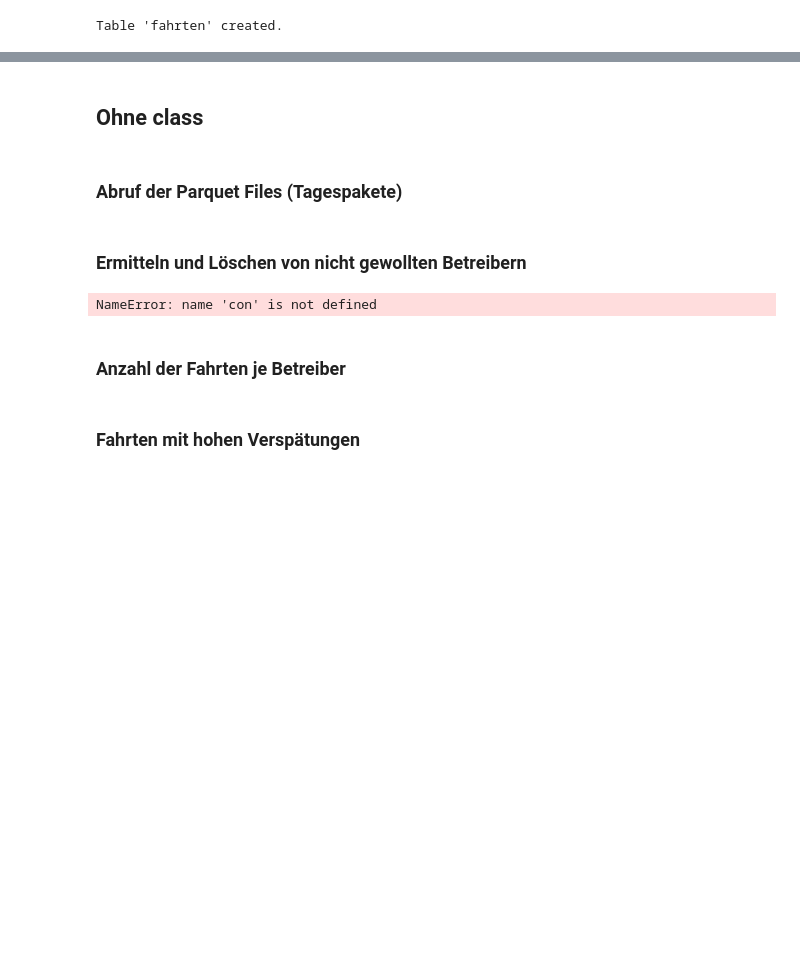
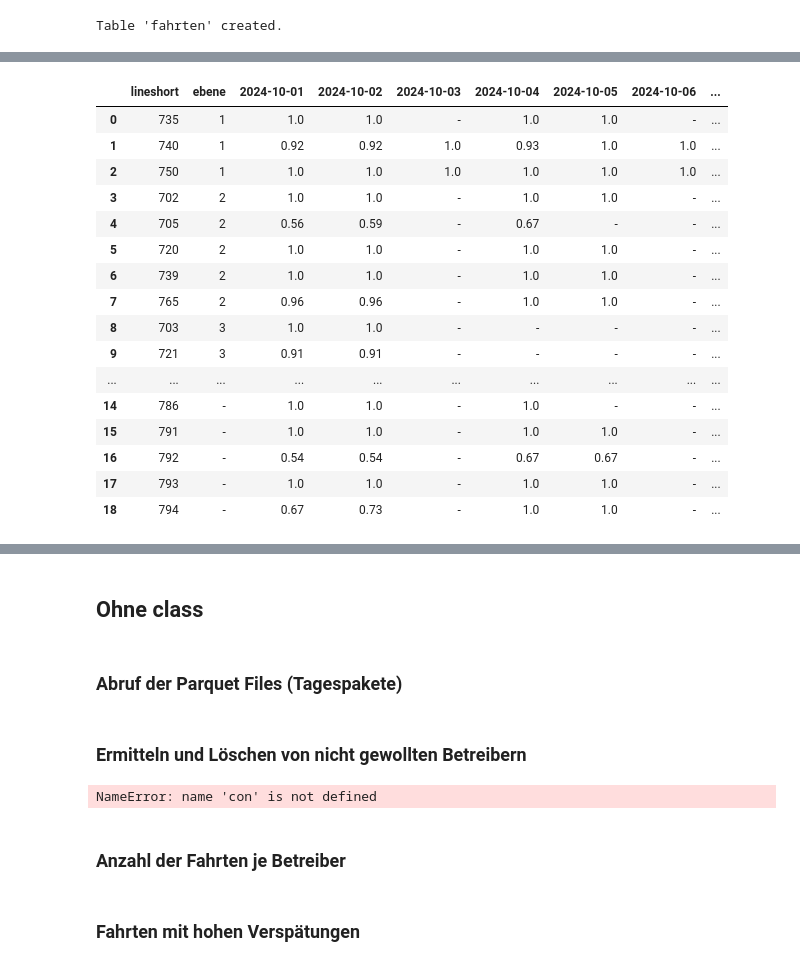
Before and after one commit to zvbn-code/rt2, a Jupyter notebook: rt_auswertung_parquet.ipynb, the cells around one changed output, grey strips where cells are left out. Drawn from its saved outputs; the diff is of its cells as text; code cells hidden in the pictures; blank space fills up the shorter version.

```diff
--- a/rt_auswertung_parquet.ipynb
+++ b/rt_auswertung_parquet.ipynb
@@ -41,8 +41,10 @@ print(jetzt, letzte21tage)
 ## Aufbau der class
 # %%
 class rt_duck:
+    #db_name=':memory:'
+    db_name = 'db/rt_archiv.db'
 
-    def __init__(self, db_name=':memory:'):
+    def __init__(self, db_name=db_name):
         # Initialize the DuckDB connection
         self.conn = duckdb.connect(database=db_name)
         self.cursor = self.conn.cursor()
@@ -60,7 +62,7 @@ class rt_duck:
         self.cursor.sql(sql_lin)
 
     def create_table_fahrten(self, server):
-        """ erstellt eine Tabelle aus den Parquet Files"""
+        """ erstellt eine Tabelle fshrten aus den Parquet Files Fahrten fahrten_yyyy_mm_dd.parquet"""
         sql_create = f"create or replace table fahrten as select * from read_parquet('out/parquet/{server}/fahrten*.parquet',  union_by_name = true, filename = true)"
         self.cursor.execute(sql_create)
         #self.cursor("update fahrten ")
@@ -72,6 +74,18 @@ class rt_duck:
                 from fahrten""")
 
         print("Table 'fahrten' created.")
+
+    def create_table_zusatz(self, server):
+        """ erstellt eine Tabelle zusatz aus den Parquet Files Fahrten zusatz_yyyy_mm_dd.parquet"""
+        sql_create = f"create or replace table zusatz as select * from read_parquet('out/parquet/{server}/zusatz*.parquet',  union_by_name = true, filename = true)"
+        self.cursor.execute(sql_create)
+        print("Table 'zusatz' created.")
+
+    def create_table_verlauf(self, server):
+        """ erstellt eine Tabelle zusatz aus den Parquet Files Fahrten verlauf_yyyy_mm_dd.parquet"""
+        sql_create = f"create or replace table verlauf as select * from read_parquet('out/parquet/{server}/verlauf*.parquet',  union_by_name = true, filename = true)"
+        self.cursor.execute(sql_create)
+        print("Table 'verlauf' created.")
 
     def create_vw_buendel(self, buendel):
         """ erstellt sicht auf ein Linienbündel mit dem Namen vw_buendel"""
@@ -90,6 +104,11 @@ class rt_duck:
 
     def anzahl_fahrten_betreiber(self):
         return self.cursor.sql("select vu, count(vu) as count from fahrten group by vu order by count desc")
+
+    def verbindung_schließen(self):
+        """ Schließen der DB Verbindung"""
+        self.conn.close()
+        print("Verbindung zur DB geschlossen")
 # %% [markdown]
 ### Testen der class
 # %%
@@ -155,0 +311,35 @@ q.filter("lineshort = 'S35'") #mit filter einfache Abfragen
+# %%
+#Abfrage für den letzten Monat
+q_pivot_lm = rt.cursor.sql("""
+                    pivot (select
+                            datum::date as datum, ebene, lineshort, lineid_short, count(*) anz,
+                            count(*) filter (hasRealtime) anz_rt, round(anz_rt/ anz,2) anteil_rt
+                        from vw_buendel
+                        where datum >= date_trunc('month', (date_trunc('month',current_date) - interval 1 day)::date)
+                            and datum <= (date_trunc('month',current_date) - interval 1 day)::date
+                        group by all
+                        )
+                    on datum
+                    using sum(anteil_rt)
+                    group by lineshort, ebene
+                    order by ebene, lineshort""")
+
+q_pivot_lm.df().fillna('-')
+# %% [output]
+|  | lineshort | ebene | 2024-10-01 | 2024-10-02 | 2024-10-03 | 2024-10-04 | 2024-10-05 | 2024-10-06 | ... |
+| 0 | 735 | 1 | 1.0 | 1.0 | - | 1.0 | 1.0 | - | ... |
+| 1 | 740 | 1 | 0.92 | 0.92 | 1.0 | 0.93 | 1.0 | 1.0 | ... |
+| 2 | 750 | 1 | 1.0 | 1.0 | 1.0 | 1.0 | 1.0 | 1.0 | ... |
+| 3 | 702 | 2 | 1.0 | 1.0 | - | 1.0 | 1.0 | - | ... |
+| 4 | 705 | 2 | 0.56 | 0.59 | - | 0.67 | - | - | ... |
+| 5 | 720 | 2 | 1.0 | 1.0 | - | 1.0 | 1.0 | - | ... |
+| 6 | 739 | 2 | 1.0 | 1.0 | - | 1.0 | 1.0 | - | ... |
+| 7 | 765 | 2 | 0.96 | 0.96 | - | 1.0 | 1.0 | - | ... |
+| 8 | 703 | 3 | 1.0 | 1.0 | - | - | - | - | ... |
+| 9 | 721 | 3 | 0.91 | 0.91 | - | - | - | - | ... |
+| ... | ... | ... | ... | ... | ... | ... | ... | ... | ... |
+| 14 | 786 | - | 1.0 | 1.0 | - | 1.0 | - | - | ... |
+| 15 | 791 | - | 1.0 | 1.0 | - | 1.0 | 1.0 | - | ... |
+| 16 | 792 | - | 0.54 | 0.54 | - | 0.67 | 0.67 | - | ... |
+| 17 | 793 | - | 1.0 | 1.0 | - | 1.0 | 1.0 | - | ... |
+| 18 | 794 | - | 0.67 | 0.73 | - | 1.0 | 1.0 | - | ... |
```
Also changed, not shown: parts of 18 cells of this notebook, 1 other file.
